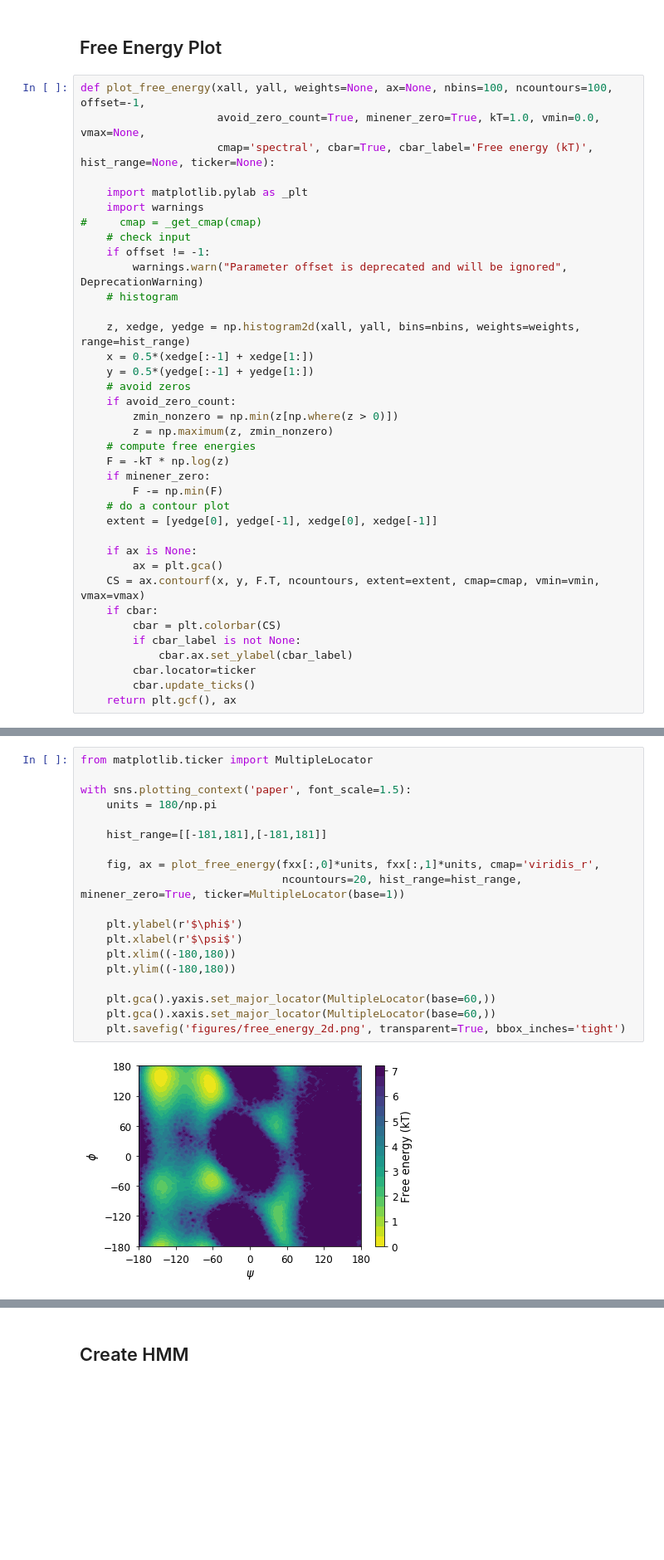
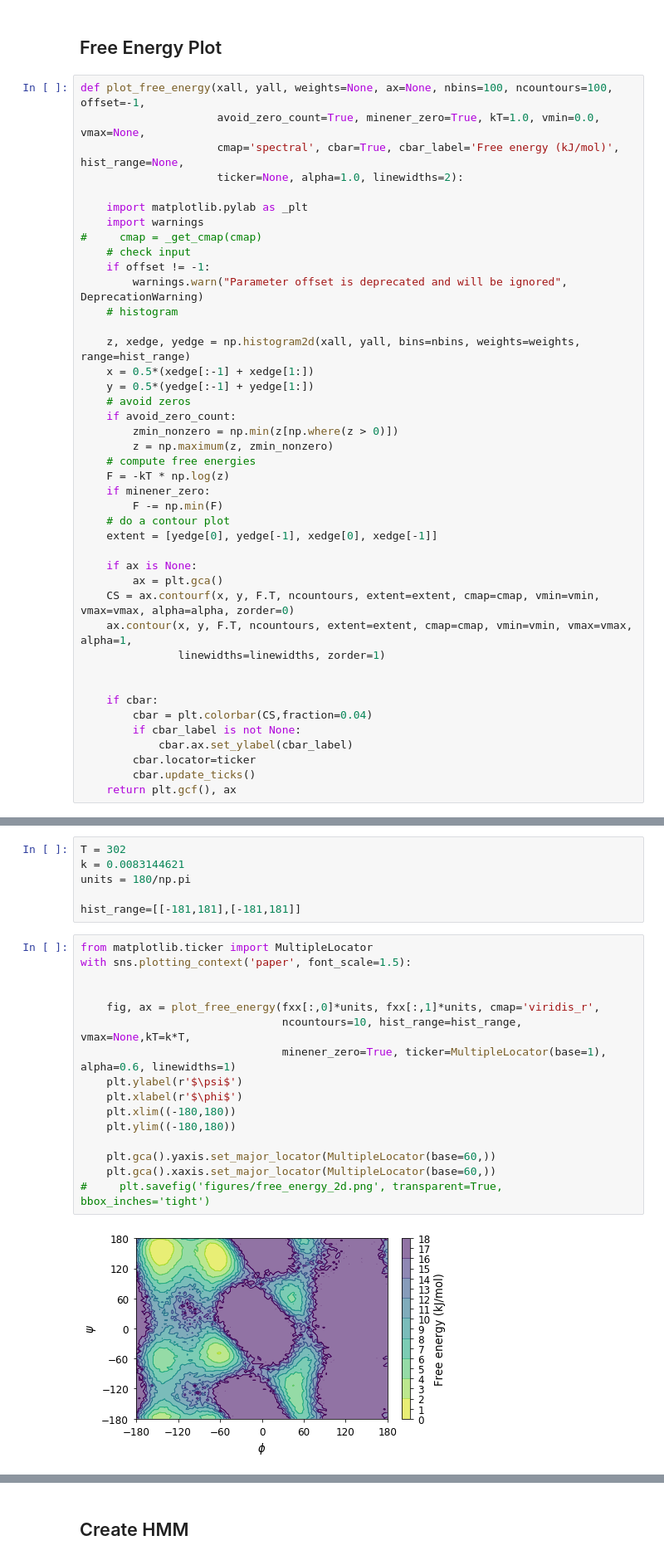
Before and after one commit to RobertArbon/sonification, a Jupyter notebook: Free energy plots.ipynb, the cells around one changed output, grey strips where cells are left out. Shown at 83% size. Saved outputs shown, nothing was run; the diff lists cells and outputs as text; blank space fills up the shorter version.

Commit message:
Added paper files

```diff
--- a/Free energy plots.ipynb
+++ b/Free energy plots.ipynb
@@ -517,7 +521,8 @@ len(M.active_set)
 # %%
 def plot_free_energy(xall, yall, weights=None, ax=None, nbins=100, ncountours=100, offset=-1,
                      avoid_zero_count=True, minener_zero=True, kT=1.0, vmin=0.0, vmax=None,
-                     cmap='spectral', cbar=True, cbar_label='Free energy (kT)', hist_range=None, ticker=None):
+                     cmap='spectral', cbar=True, cbar_label='Free energy (kJ/mol)', hist_range=None,
+                     ticker=None, alpha=1.0, linewidths=2):
 
     import matplotlib.pylab as _plt
     import warnings
@@ -543,9 +548,13 @@ def plot_free_energy(xall, yall, weights=None, ax=None, nbins=100, ncountours=10
 
     if ax is None:
         ax = plt.gca()
-    CS = ax.contourf(x, y, F.T, ncountours, extent=extent, cmap=cmap, vmin=vmin, vmax=vmax)
+    CS = ax.contourf(x, y, F.T, ncountours, extent=extent, cmap=cmap, vmin=vmin, vmax=vmax, alpha=alpha, zorder=0)
+    ax.contour(x, y, F.T, ncountours, extent=extent, cmap=cmap, vmin=vmin, vmax=vmax, alpha=1,
+               linewidths=linewidths, zorder=1)
+
+
     if cbar:
-        cbar = plt.colorbar(CS)
+        cbar = plt.colorbar(CS,fraction=0.04)
         if cbar_label is not None:
             cbar.ax.set_ylabel(cbar_label)
         cbar.locator=ticker
@@ -554,21 +565,24 @@ def plot_free_energy(xall, yall, weights=None, ax=None, nbins=100, ncountours=10
+# %%
+T = 302
+k = 0.0083144621
+units = 180/np.pi
+
+hist_range=[[-181,181],[-181,181]]
 # %%
 from matplotlib.ticker import MultipleLocator
+with sns.plotting_context('paper', font_scale=1.5):
 
-with sns.plotting_context('paper', font_scale=1.5):
-    units = 180/np.pi
-
-    hist_range=[[-181,181],[-181,181]]
 
     fig, ax = plot_free_energy(fxx[:,0]*units, fxx[:,1]*units, cmap='viridis_r',
-                               ncountours=20, hist_range=hist_range, minener_zero=True, ticker=MultipleLocator(base=1))
-
-    plt.ylabel(r'$\phi$')
-    plt.xlabel(r'$\psi$')
+                               ncountours=10, hist_range=hist_range, vmax=None,kT=k*T,
+                               minener_zero=True, ticker=MultipleLocator(base=1), alpha=0.6, linewidths=1)
+    plt.ylabel(r'$\psi$')
+    plt.xlabel(r'$\phi$')
     plt.xlim((-180,180))
     plt.ylim((-180,180))
 
     plt.gca().yaxis.set_major_locator(MultipleLocator(base=60,))
     plt.gca().xaxis.set_major_locator(MultipleLocator(base=60,))
-    plt.savefig('figures/free_energy_2d.png', transparent=True, bbox_inches='tight')
+#     plt.savefig('figures/free_energy_2d.png', transparent=True, bbox_inches='tight')
 # %% [output]
-[figure, old version]
+[figure, new version]
```
Also changed, not shown: parts of 23 cells of this notebook, 59 other files.
